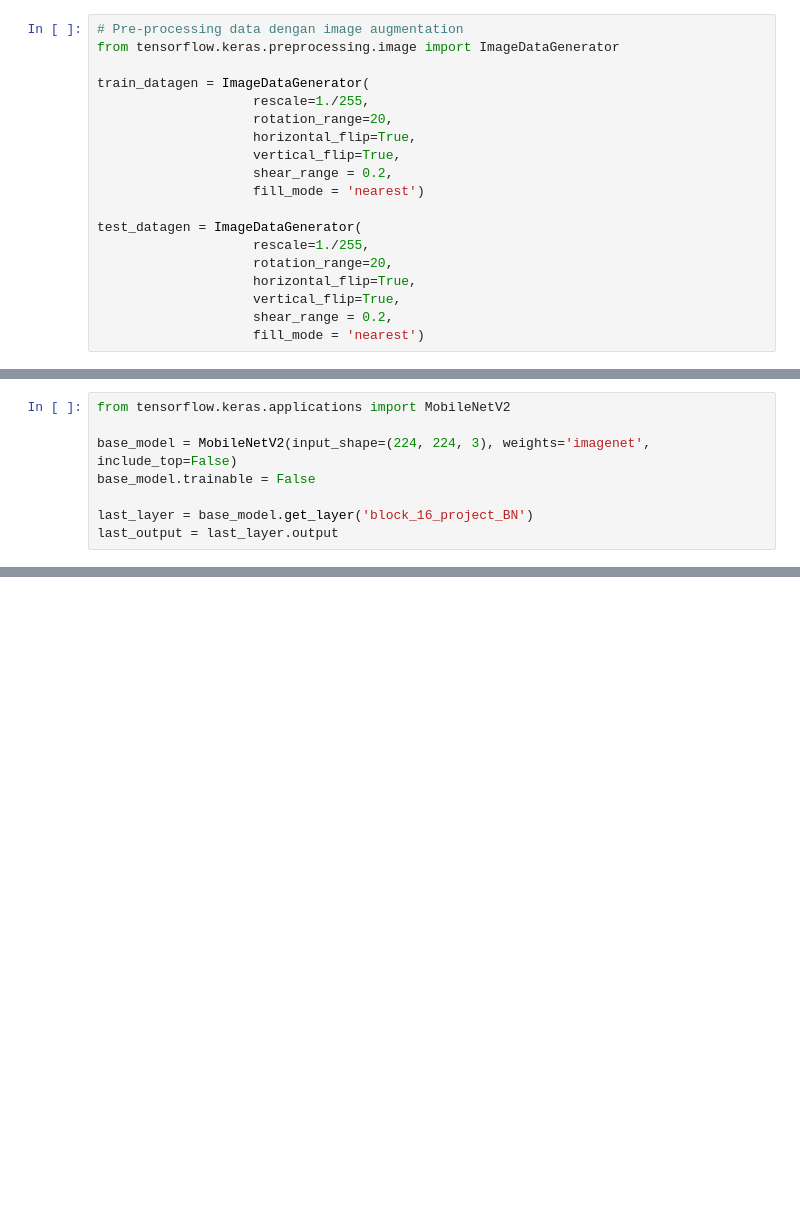
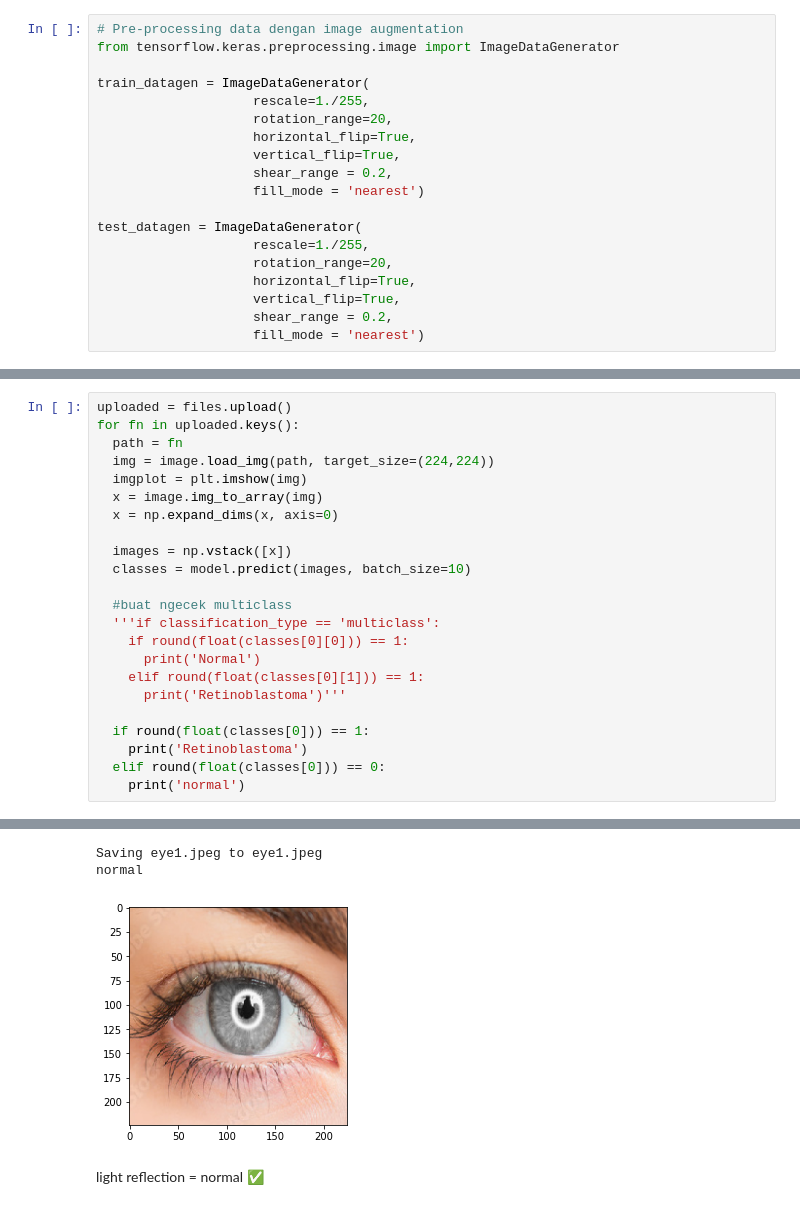
Before and after one commit to hugomuhammad/MachineLearning-ClearVis, a Jupyter notebook: Retinoblastoma_Detection.ipynb, the cells around one changed output, grey strips where cells are left out. Cells and saved outputs as stored; diff of their text form; blank space fills up the shorter version.

```diff
--- a/Retinoblastoma_Detection.ipynb
+++ b/Retinoblastoma_Detection.ipynb
@@ -107,11 +123,3 @@ last_output = last_layer.output
-# %%
-from tensorflow.keras.applications import MobileNetV2
-
-base_model = MobileNetV2(input_shape=(224, 224, 3), weights='imagenet', include_top=False)
-base_model.trainable = False
-
-last_layer = base_model.get_layer('block_16_project_BN')
-last_output = last_layer.output
 # %%
 last_output
 # %% [output]
@@ -259,0 +299,24 @@ def predict_images(model, classification_type):
+# %%
+uploaded = files.upload()
+for fn in uploaded.keys():
+  path = fn
+  img = image.load_img(path, target_size=(224,224))
+  imgplot = plt.imshow(img)
+  x = image.img_to_array(img)
+  x = np.expand_dims(x, axis=0)
+
+  images = np.vstack([x])
+  classes = model.predict(images, batch_size=10)
+
+  #buat ngecek multiclass
+  '''if classification_type == 'multiclass':
+    if round(float(classes[0][0])) == 1:
+      print('Normal')
+    elif round(float(classes[0][1])) == 1:
+      print('Retinoblastoma')'''
+
+  if round(float(classes[0])) == 1:
+    print('Retinoblastoma')
+  elif round(float(classes[0])) == 0:
+    print('normal')
+# %% [output]
@@ -260 +324,6 @@ def predict_images(model, classification_type):
+Saving eye1.jpeg to eye1.jpeg
+normal
+[figure, added]
+# %% [markdown]
+light reflection = normal ✅
 # %%
```
Also changed, not shown: parts of 46 cells of this notebook.
